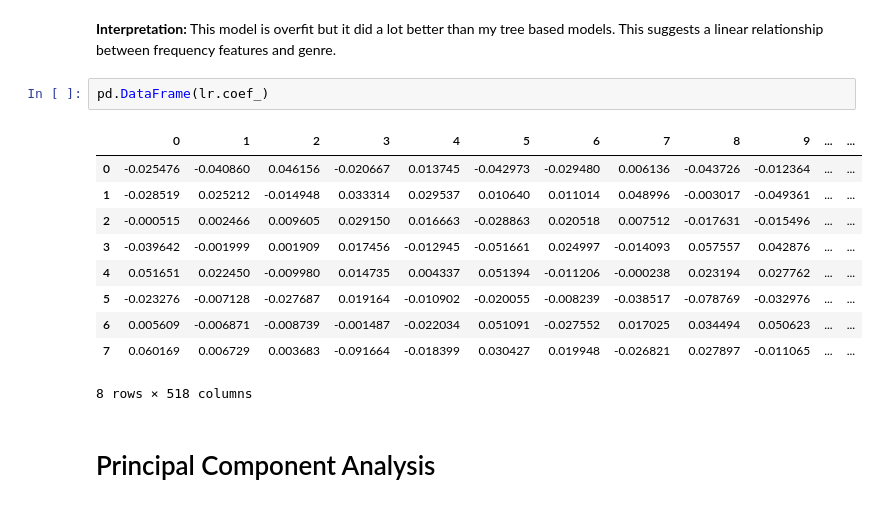
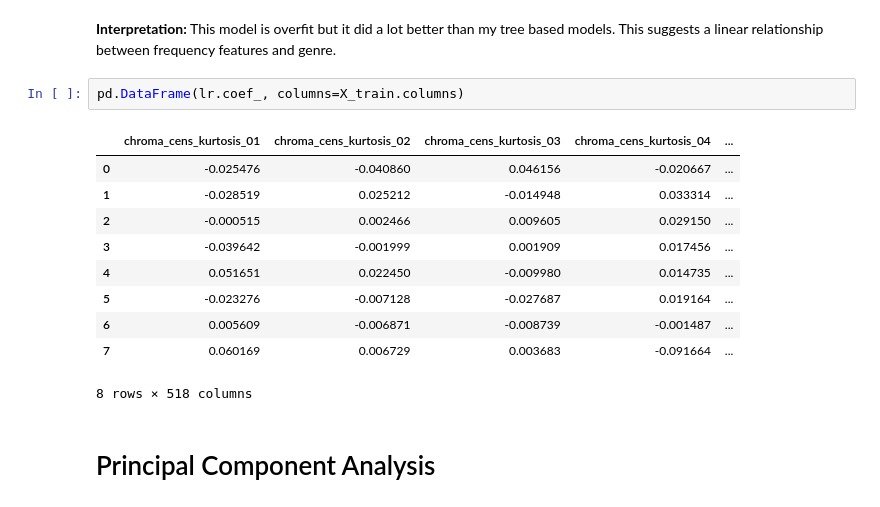
Before and after one commit to Lucas-Courant/predicting_audio_genre, a Jupyter notebook: Code/preliminary_eda.ipynb, the cells around one changed output. Drawn from its saved outputs; the diff is of its cells as text.

```diff
--- a/Code/preliminary_eda.ipynb
+++ b/Code/preliminary_eda.ipynb
@@ -277,17 +342,17 @@ lr.score(X_test_sc, y_test), lr.score(X_train_sc, y_train)
 # %% [markdown]
 **Interpretation:** This model is overfit but it did a lot better than my tree based models. This suggests a linear relationship between frequency features and genre.
 # %%
-pd.DataFrame(lr.coef_)
+pd.DataFrame(lr.coef_, columns=X_train.columns)
 # %% [output]
-|  | 0 | 1 | 2 | 3 | 4 | 5 | 6 | 7 | 8 | 9 | ... | ... |
-| 0 | -0.025476 | -0.040860 | 0.046156 | -0.020667 | 0.013745 | -0.042973 | -0.029480 | 0.006136 | -0.043726 | -0.012364 | ... | ... |
-| 1 | -0.028519 | 0.025212 | -0.014948 | 0.033314 | 0.029537 | 0.010640 | 0.011014 | 0.048996 | -0.003017 | -0.049361 | ... | ... |
-| 2 | -0.000515 | 0.002466 | 0.009605 | 0.029150 | 0.016663 | -0.028863 | 0.020518 | 0.007512 | -0.017631 | -0.015496 | ... | ... |
-| 3 | -0.039642 | -0.001999 | 0.001909 | 0.017456 | -0.012945 | -0.051661 | 0.024997 | -0.014093 | 0.057557 | 0.042876 | ... | ... |
-| 4 | 0.051651 | 0.022450 | -0.009980 | 0.014735 | 0.004337 | 0.051394 | -0.011206 | -0.000238 | 0.023194 | 0.027762 | ... | ... |
-| 5 | -0.023276 | -0.007128 | -0.027687 | 0.019164 | -0.010902 | -0.020055 | -0.008239 | -0.038517 | -0.078769 | -0.032976 | ... | ... |
-| 6 | 0.005609 | -0.006871 | -0.008739 | -0.001487 | -0.022034 | 0.051091 | -0.027552 | 0.017025 | 0.034494 | 0.050623 | ... | ... |
-| 7 | 0.060169 | 0.006729 | 0.003683 | -0.091664 | -0.018399 | 0.030427 | 0.019948 | -0.026821 | 0.027897 | -0.011065 | ... | ... |
+|  | chroma_cens_kurtosis_01 | chroma_cens_kurtosis_02 | chroma_cens_kurtosis_03 | chroma_cens_kurtosis_04 | ... |
+| 0 | -0.025476 | -0.040860 | 0.046156 | -0.020667 | ... |
+| 1 | -0.028519 | 0.025212 | -0.014948 | 0.033314 | ... |
+| 2 | -0.000515 | 0.002466 | 0.009605 | 0.029150 | ... |
+| 3 | -0.039642 | -0.001999 | 0.001909 | 0.017456 | ... |
+| 4 | 0.051651 | 0.022450 | -0.009980 | 0.014735 | ... |
+| 5 | -0.023276 | -0.007128 | -0.027687 | 0.019164 | ... |
+| 6 | 0.005609 | -0.006871 | -0.008739 | -0.001487 | ... |
+| 7 | 0.060169 | 0.006729 | 0.003683 | -0.091664 | ... |
 8 rows × 518 columns
 # %% [markdown]
 # Principal Component Analysis
```
Also changed, not shown: parts of 24 cells of this notebook.
